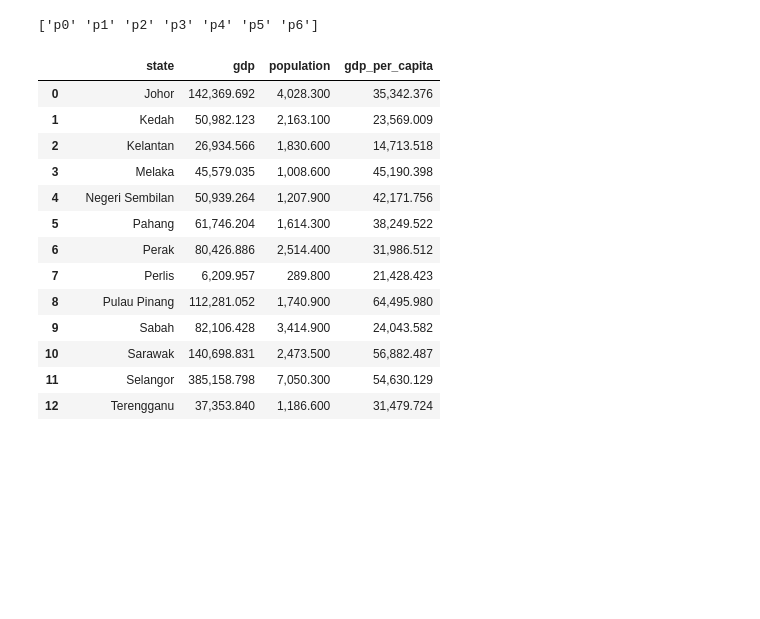
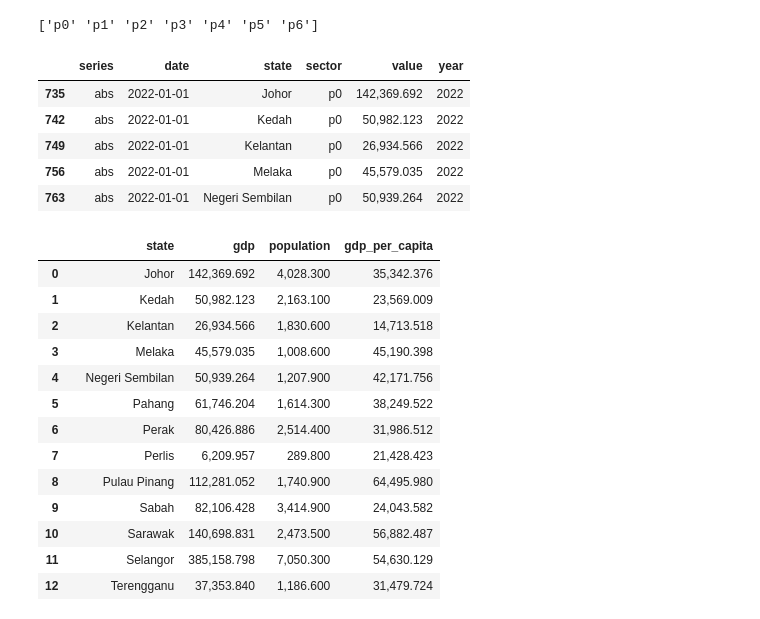
Before and after one commit to a212819-ukm/sustainable-tourism-readiness-in-malaysia, a Jupyter notebook: DATAVERSE_Datathon2026_Colab.ipynb, the cells around one changed output. Drawn from its saved outputs; the diff is of its cells as text; code cells hidden in the pictures; blank space fills up the shorter version.

Commit message:
Handle GDP series labels robustly

```diff
--- a/DATAVERSE_Datathon2026_Colab.ipynb
+++ b/DATAVERSE_Datathon2026_Colab.ipynb
@@ -118,15 +118,15 @@ for name, url in URLS.items():
         )
 
         print(
-            f"   ✓ {name}: "
-            f"{df.shape[0]:,} rows × "
+            f"   âœ“ {name}: "
+            f"{df.shape[0]:,} rows Ã— "
             f"{df.shape[1]} columns"
         )
 
     except Exception as e:
 
         print(
-            f"   ✗ Failed: {name}"
+            f"   âœ— Failed: {name}"
         )
 
         print(e)
@@ -466,3 +461,20 @@ gdp_total = gdp_2022[
+# %%
+gdp_total = gdp_2022[
+    (gdp_2022["sector"] == "p0") &
+    (gdp_2022["series"].astype(str).str.lower() == "abs")
+].copy()
+
+if gdp_total["state"].duplicated().any():
+    raise ValueError("GDP must contain one absolute total row per state.")
+
+display(gdp_total.head())
+# %% [output]
+|  | series | date | state | sector | value | year |
+| 735 | abs | 2022-01-01 | Johor | p0 | 142,369.692 | 2022 |
+| 742 | abs | 2022-01-01 | Kedah | p0 | 50,982.123 | 2022 |
+| 749 | abs | 2022-01-01 | Kelantan | p0 | 26,934.566 | 2022 |
+| 756 | abs | 2022-01-01 | Melaka | p0 | 45,579.035 | 2022 |
+| 763 | abs | 2022-01-01 | Negeri Sembilan | p0 | 50,939.264 | 2022 |
 # %%
 # ============================================================
 # GDP PER CAPITA
```
Also changed, not shown: parts of 4 cells of this notebook.
